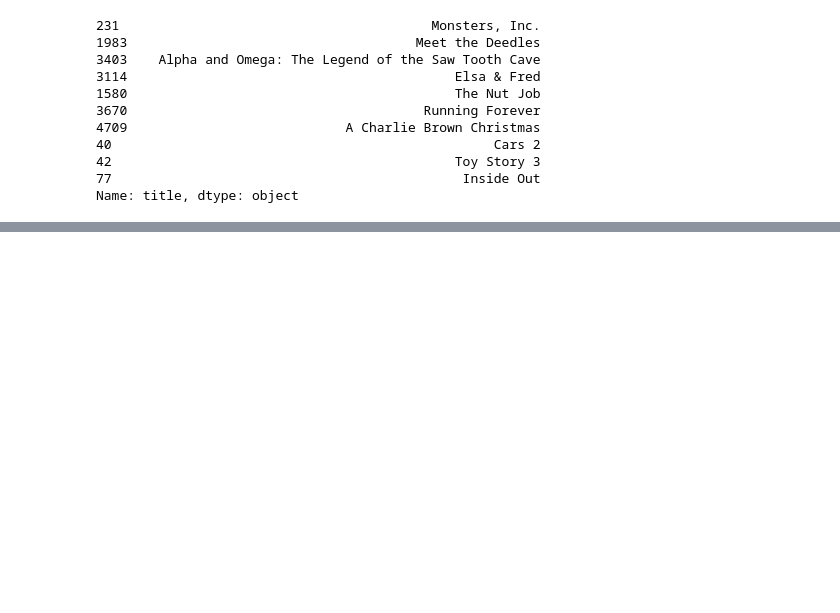
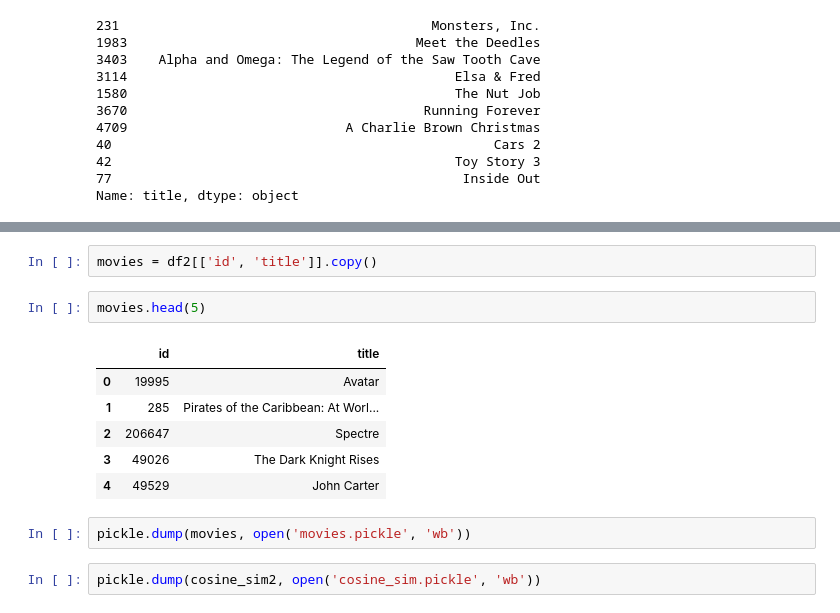
Before and after one commit to oneash98/PythonMLWorkspace, a Jupyter notebook: project/영화 추천 시스템.ipynb, the cells around one changed output, grey strips where cells are left out. Cells and saved outputs as stored; diff of their text form; blank space fills up the shorter version.

```diff
--- a/project/영화 추천 시스템.ipynb
+++ b/project/영화 추천 시스템.ipynb
@@ -684,0 +695,15 @@ Name: title, dtype: object
+# %%
+movies = df2[['id', 'title']].copy()
+# %%
+movies.head(5)
+# %% [output]
+|  | id | title |
+| 0 | 19995 | Avatar |
+| 1 | 285 | Pirates of the Caribbean: At Worl... |
+| 2 | 206647 | Spectre |
+| 3 | 49026 | The Dark Knight Rises |
+| 4 | 49529 | John Carter |
+# %%
+pickle.dump(movies, open('movies.pickle', 'wb'))
+# %%
+pickle.dump(cosine_sim2, open('cosine_sim.pickle', 'wb'))
```
Also changed, not shown: parts of 2 cells of this notebook, 3 other files.
